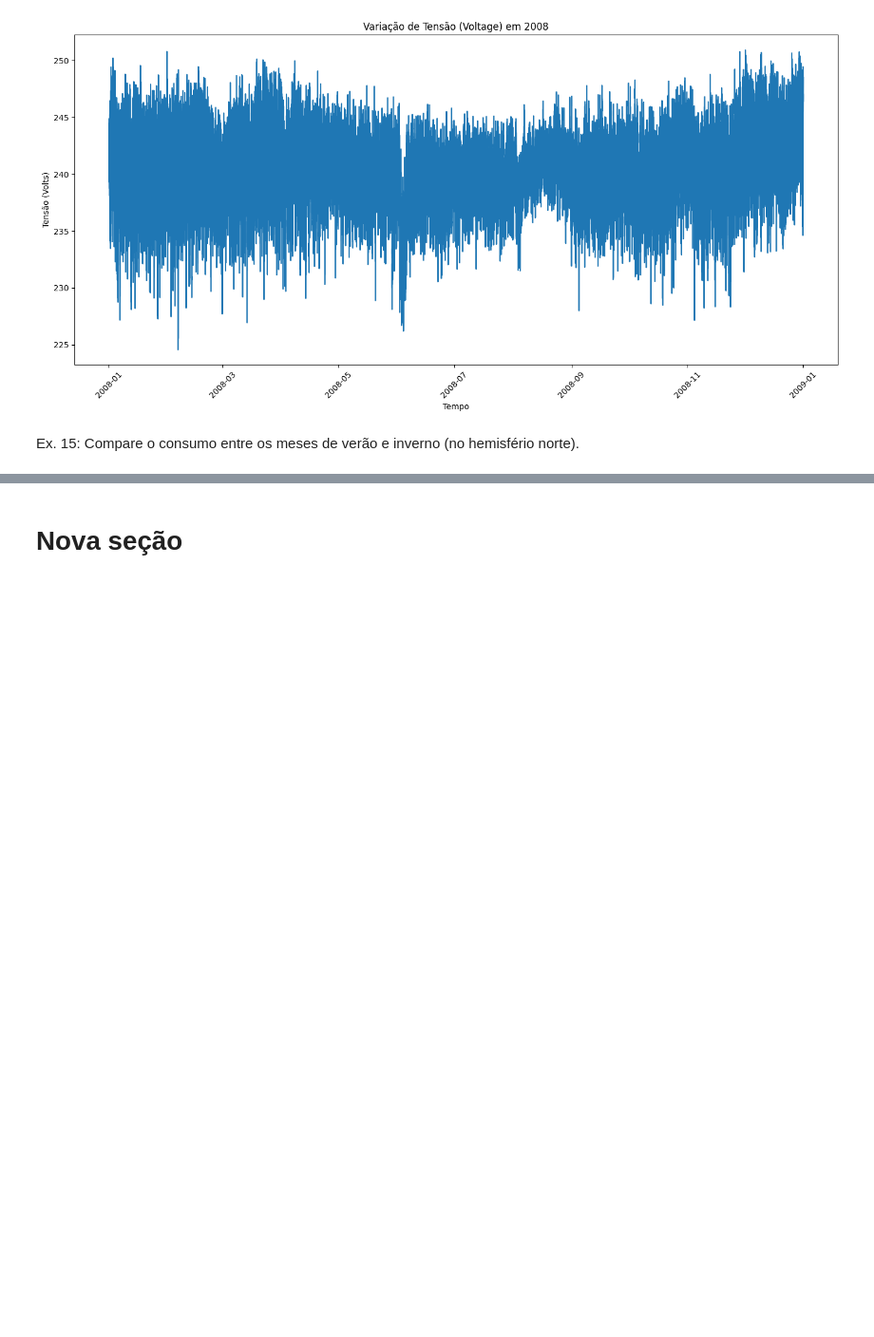
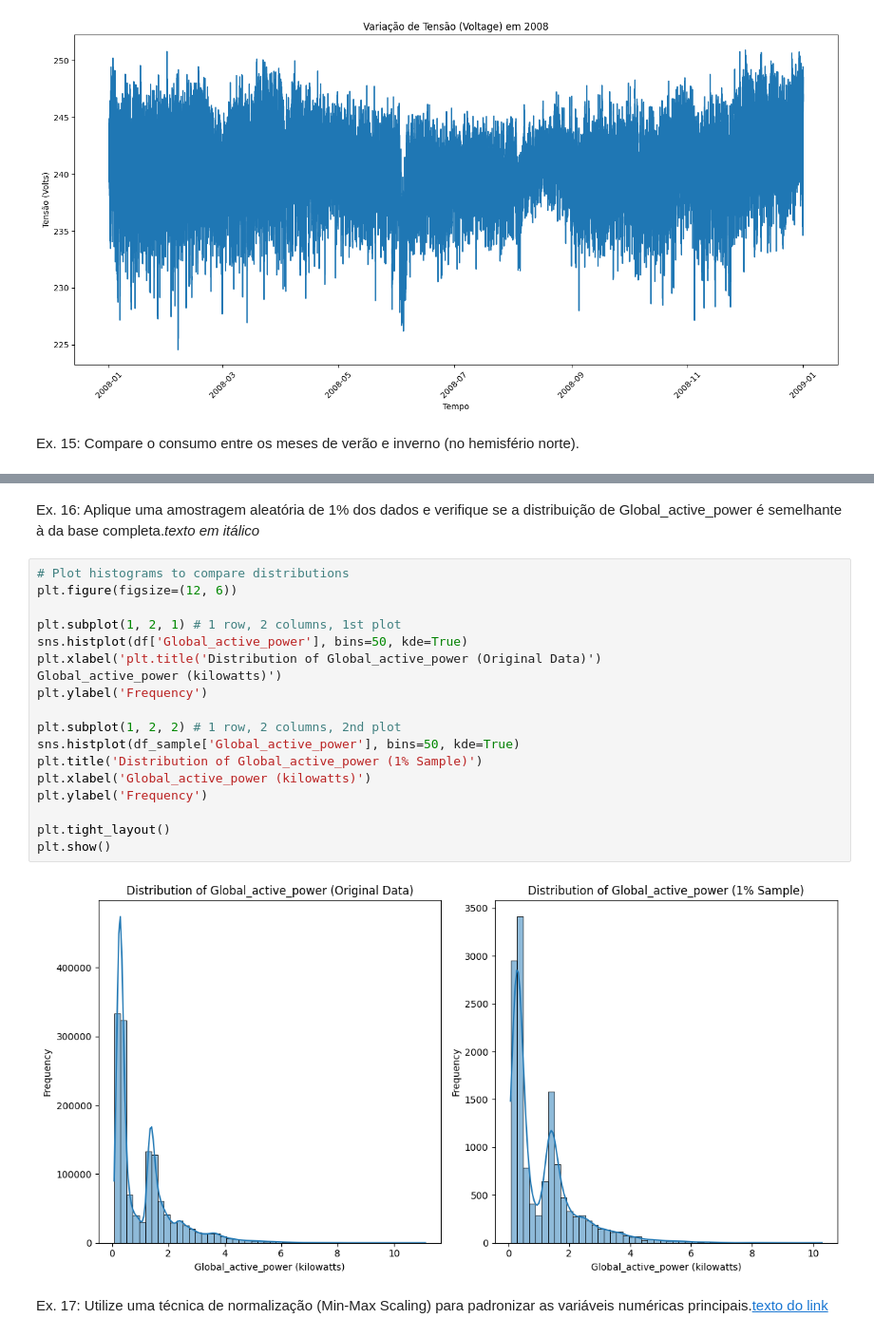
Before and after one commit to LucasWerppFranco/CP-1---Energias-Renovaveis, a Jupyter notebook: 1CCPF_CP1_SERS.ipynb, the cells around one changed output, grey strips where cells are left out. Shown at 95% size. Drawn from its saved outputs; the diff is of its cells as text; blank space fills up the shorter version.

```diff
--- a/1CCPF_CP1_SERS.ipynb
+++ b/1CCPF_CP1_SERS.ipynb
@@ -361,2 +361,24 @@ Consumo médio de Global_active_power no inverno (Hemisfério Norte): 1.42 kW
-# %% [markdown]
-# Nova seção
+# %% [markdown]
+Ex. 16: Aplique uma amostragem aleatória de 1% dos dados e verifique se a distribuição de Global_active_power é semelhante à da base completa.*texto em itálico*
+# %%
+# Plot histograms to compare distributions
+plt.figure(figsize=(12, 6))
+
+plt.subplot(1, 2, 1) # 1 row, 2 columns, 1st plot
+sns.histplot(df['Global_active_power'], bins=50, kde=True)
+plt.xlabel('plt.title('Distribution of Global_active_power (Original Data)')
+Global_active_power (kilowatts)')
+plt.ylabel('Frequency')
+
+plt.subplot(1, 2, 2) # 1 row, 2 columns, 2nd plot
+sns.histplot(df_sample['Global_active_power'], bins=50, kde=True)
+plt.title('Distribution of Global_active_power (1% Sample)')
+plt.xlabel('Global_active_power (kilowatts)')
+plt.ylabel('Frequency')
+
+plt.tight_layout()
+plt.show()
+# %% [output]
+[figure, added]
+# %% [markdown]
+Ex. 17: Utilize uma técnica de normalização (Min-Max Scaling) para padronizar as variáveis numéricas principais.[texto do link](https://)
```
Also changed, not shown: parts of 17 cells of this notebook.
